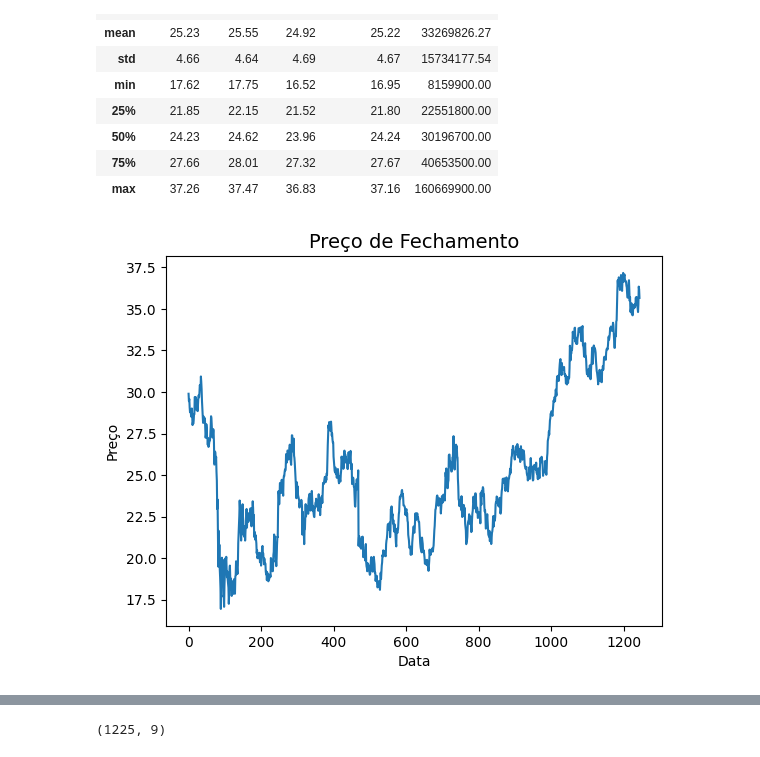
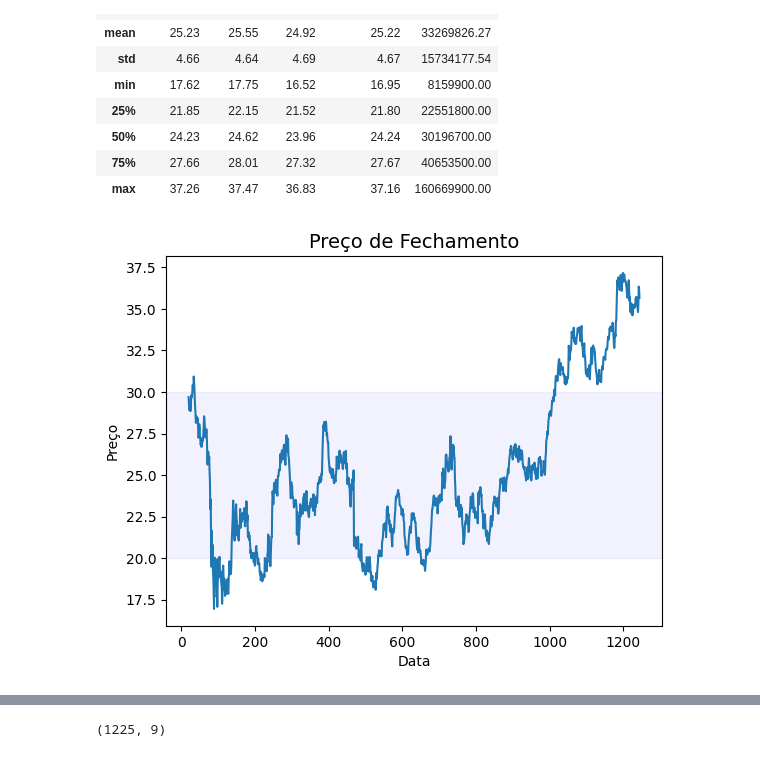
Before and after one commit to Felipe-Pinto/python_para_investimentos, a Jupyter notebook: Previsão_preço_ações.ipynb, the cells around one changed output, grey strips where cells are left out. Drawn from its saved outputs; the diff is of its cells as text; code cells hidden in the pictures.

```diff
--- a/Previsão_preço_ações.ipynb
+++ b/Previsão_preço_ações.ipynb
@@ -133,9 +133,14 @@ dados.describe()
 # %%
 # Plot
 plt.plot(dados['Fechamento'])
 plt.title('Preço de Fechamento', size=14)
+
+# Get the current axes object and then call axhspan
+plt.gca().axhspan(ymin=20, ymax=30, alpha=0.05, color='blue')
+# ymin and ymax specify the vertical extent, alpha controls transparency
+
 plt.xlabel('Data')
 plt.ylabel('Preço')
 plt.show()
 # %% [output]
-[figure, old version]
+[figure, new version]
```
Also changed, not shown: parts of 4 cells of this notebook.
